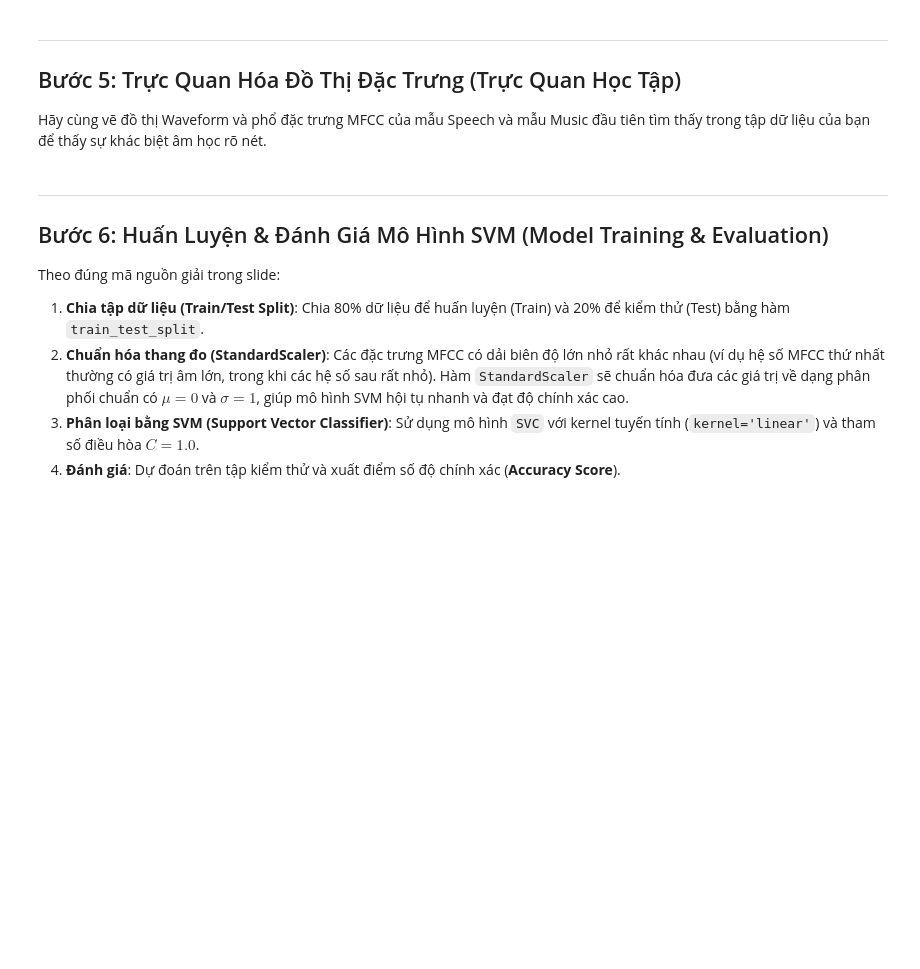
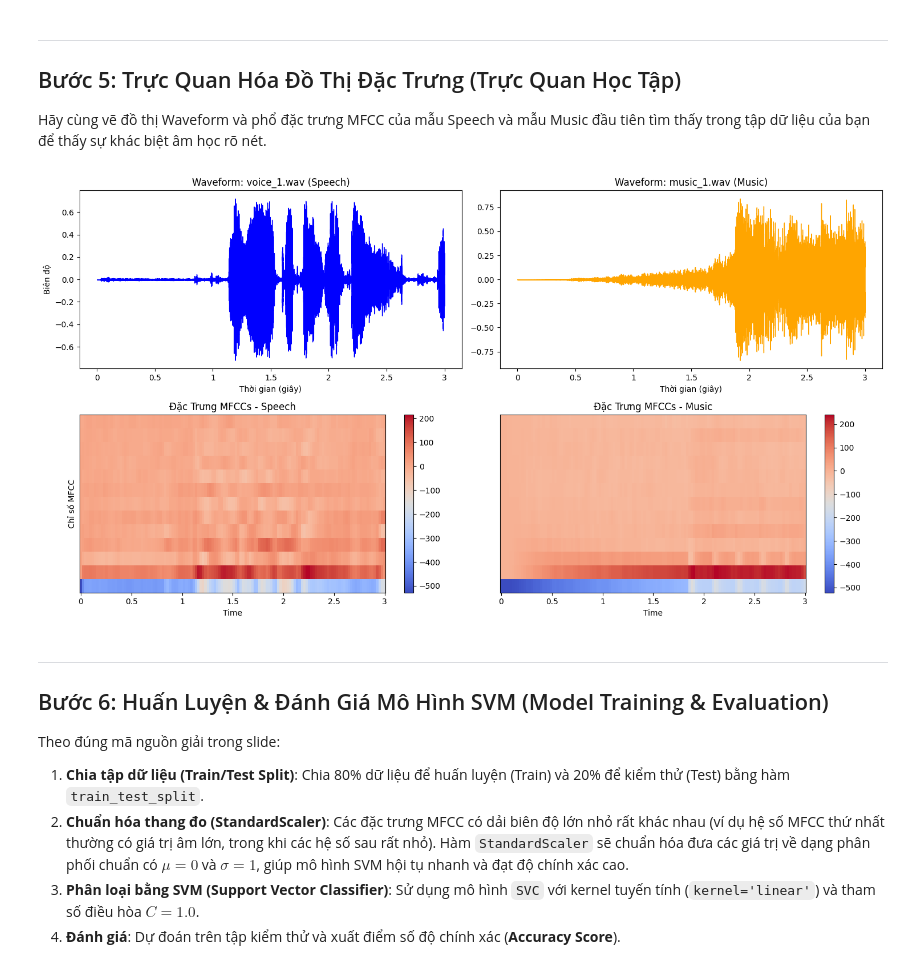
Before and after one commit to nguyen-thanh-1/SLP301, a Jupyter notebook: Auditory_Model_Classification.ipynb, the cells around one changed output. Cells and saved outputs as stored; diff of their text form; code cells hidden in the pictures; blank space fills up the shorter version.

Commit message:
refactor: update dataset path configuration and improve audio feature extraction logic

```diff
--- a/Auditory_Model_Classification.ipynb
+++ b/Auditory_Model_Classification.ipynb
@@ -40,6 +42,6 @@ Hãy nhập đường dẫn tới thư mục chứa các tệp âm thanh thực
 # 2. ĐƯỜNG DẪN ĐẾN THƯ MỤC DATASET CỦA BẠN
 # ==========================================
 # Hãy sửa đường dẫn dưới đây thành thư mục chứa các file .wav thực tế của bạn
-DATASET_DIR = "c:/Users/PC/OneDrive/Desktop/SPL301/practice_analysis/"
+DATASET_DIR = r"c:/Users/Admin/Desktop/SLP301/practice_analysis/"
 
 print(f"Thư mục dataset đầu vào đã được cấu hình: '{DATASET_DIR}'")
@@ -111,8 +115,8 @@ Chúng ta sẽ quét qua thư mục đã được cấu hình ở Bước 2 đ
 # ==========================================
 # 4. TIẾN HÀNH QUÉT VÀ TIỀN XỬ LÝ DỮ LIỆU ĐẦU VÀO
 # ==========================================
-# Tìm kiếm tất cả tệp .wav trong thư mục cấu hình và các thư mục con của nó
-dataset_paths = glob.glob(os.path.join(DATASET_DIR, "**", "*.wav"), recursive=True)
+# Tìm kiếm các tệp .wav riêng biệt trong hai thư mục con 'voice' và 'music'
+dataset_paths = glob.glob(os.path.join(DATASET_DIR, "voice", "*.wav")) + glob.glob(os.path.join(DATASET_DIR, "music", "*.wav"))
 
 print(f"Tìm thấy {len(dataset_paths)} tệp âm thanh .wav trong thư mục được cấu hình.")
 
@@ -144,7 +157,7 @@ Hãy cùng vẽ đồ thị Waveform và phổ đặc trưng MFCC của mẫu Sp
 # ==========================================
 # 5. TRỰC QUAN HÓA DỮ LIỆU THỰC TẾ
 # ==========================================
-speech_files = [p for p in dataset_paths if 'speech' in p.lower()]
+speech_files = [p for p in dataset_paths if any(k in p.lower() for k in ['speech', 'voice', 'thoại', 'thoai'])]
 music_files = [p for p in dataset_paths if 'music' in p.lower()]
 
 if len(speech_files) > 0 and len(music_files) > 0:
@@ -159,33 +172,35 @@ if len(speech_files) > 0 and len(music_files) > 0:
     librosa.display.waveshow(y_s, sr=sr_s, color='blue')
     plt.title(f'Waveform: {os.path.basename(speech_files[0])} (Speech)')
     plt.xlabel('Thời gian (giây)')
     plt.ylabel('Biên độ')
 
     # Vẽ Waveform của Music
     plt.subplot(2, 2, 2)
     librosa.display.waveshow(y_m, sr=sr_m, color='orange')
     plt.title(f'Waveform: {os.path.basename(music_files[0])} (Music)')
     plt.xlabel('Thời gian (giây)')
 
     # Vẽ MFCCs của Speech
     plt.subplot(2, 2, 3)
     mfccs_s = librosa.feature.mfcc(y=y_s, sr=sr_s, n_mfcc=13)
     librosa.display.specshow(mfccs_s, x_axis='time')
     plt.colorbar()
     plt.title('Đặc Trưng MFCCs - Speech')
     plt.ylabel('Chỉ số MFCC')
 
     # Vẽ MFCCs của Music
     plt.subplot(2, 2, 4)
     mfccs_m = librosa.feature.mfcc(y=y_m, sr=sr_m, n_mfcc=13)
     librosa.display.specshow(mfccs_m, x_axis='time')
     plt.colorbar()
     plt.title('Đặc Trưng MFCCs - Music')
 
     plt.tight_layout()
     plt.show()
 else:
     print("Bỏ qua bước vẽ đồ thị vì không tìm đủ cả 2 lớp Speech và Music trong tập dữ liệu của bạn để hiển thị đối chiếu.")
+# %% [output]
+[figure, added]
 # %% [markdown]
 ---
 ## Bước 6: Huấn Luyện & Đánh Giá Mô Hình SVM (Model Training & Evaluation)
```
Also changed, not shown: parts of 7 cells of this notebook, 16 other files.
